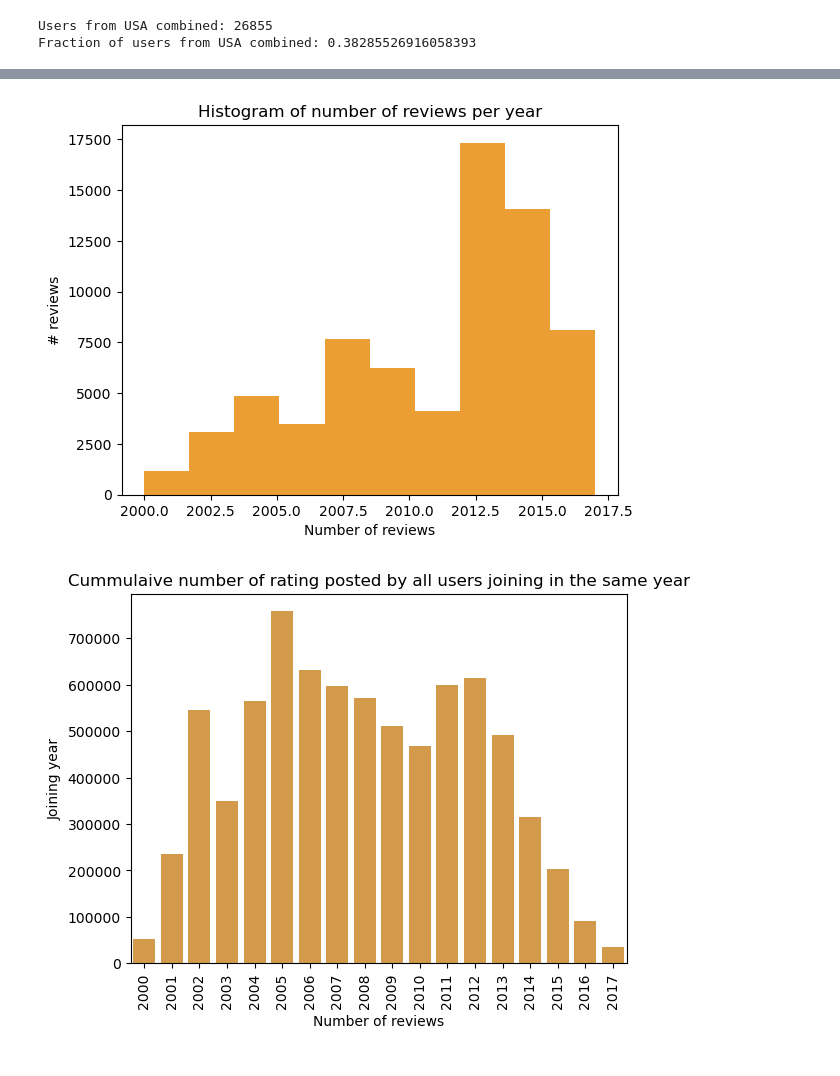
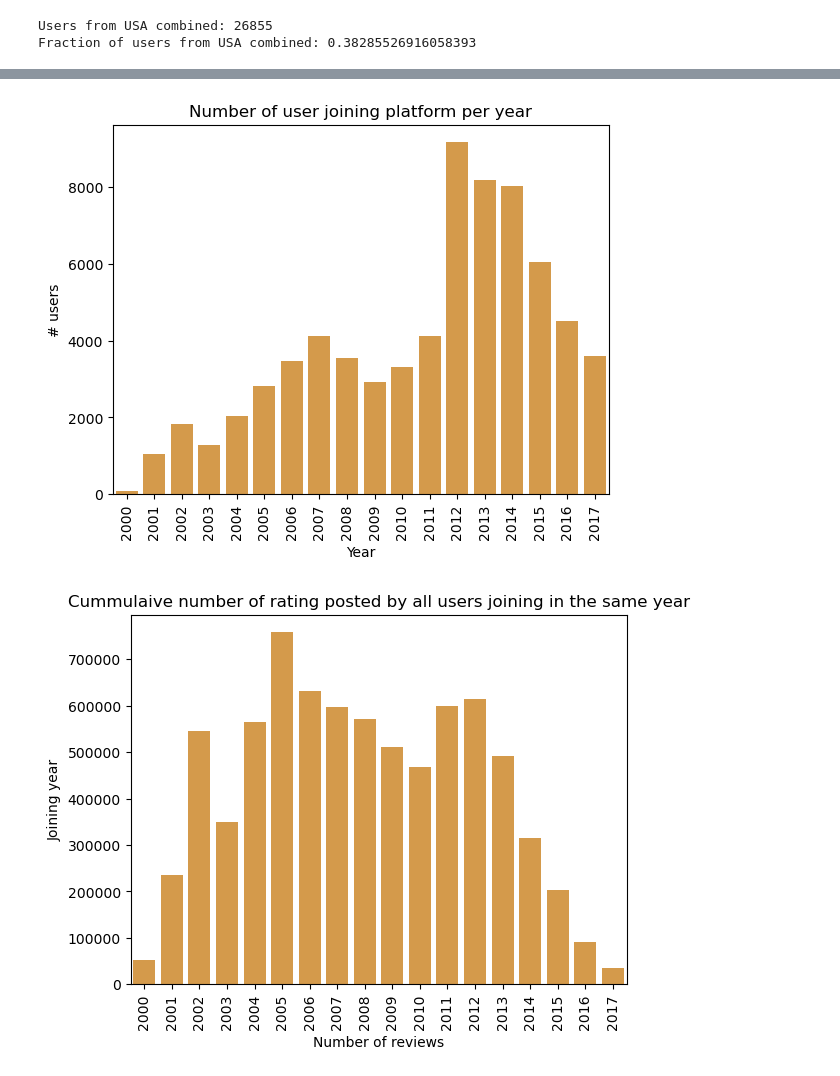
Before and after one commit to epfl-ada/ada-2023-project-tornada, a Jupyter notebook: P2_RB.ipynb, the cells around one changed output, grey strips where cells are left out. Drawn from its saved outputs; the diff is of its cells as text; code cells hidden in the pictures.

```diff
--- a/P2_RB.ipynb
+++ b/P2_RB.ipynb
@@ -456,13 +475,14 @@ Name: nbr_ratings, dtype: int64
 Number of ratings posted by users from USA combined: 3274619
 Fraction of ratings posted by users from USA combined: 0.4289776058116133
 # %%
-plt.hist(x=RB_users_validated['joined'].dt.year, color='#eb9e34')
-plt.title('Histogram of number of reviews per year')
-plt.xlabel('Number of reviews')
-plt.ylabel('# reviews')
+sns.countplot(RB_users_validated, x=RB_users_validated['joined'].dt.year, color='#eb9e34')
+plt.title('Number of user joining platform per year')
+plt.xlabel('Year')
+plt.ylabel('# users')
+plt.xticks(rotation=90)
 plt.show()
 # %% [output]
-[figure, old version]
+[figure, new version]
 # %%
 number_of_revievs_by_join_year = RB_users_validated.groupby(RB_users_validated['joined'].dt.year)['nbr_ratings'].sum()
 sns.barplot(x=number_of_revievs_by_join_year.index, y=number_of_revievs_by_join_year.values, color='#eb9e34')
```
Also changed, not shown: parts of 22 cells of this notebook, 2 other files.
